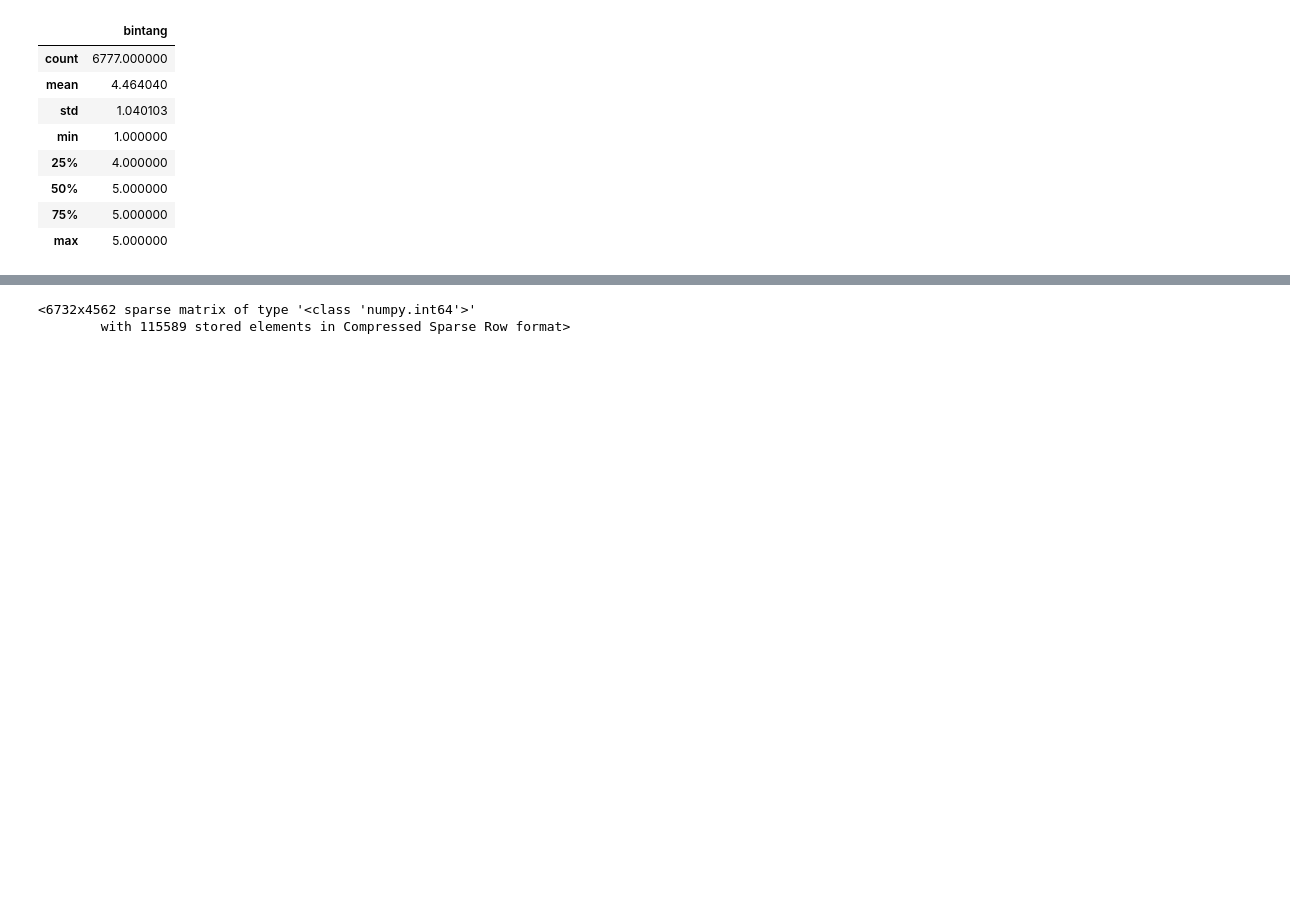
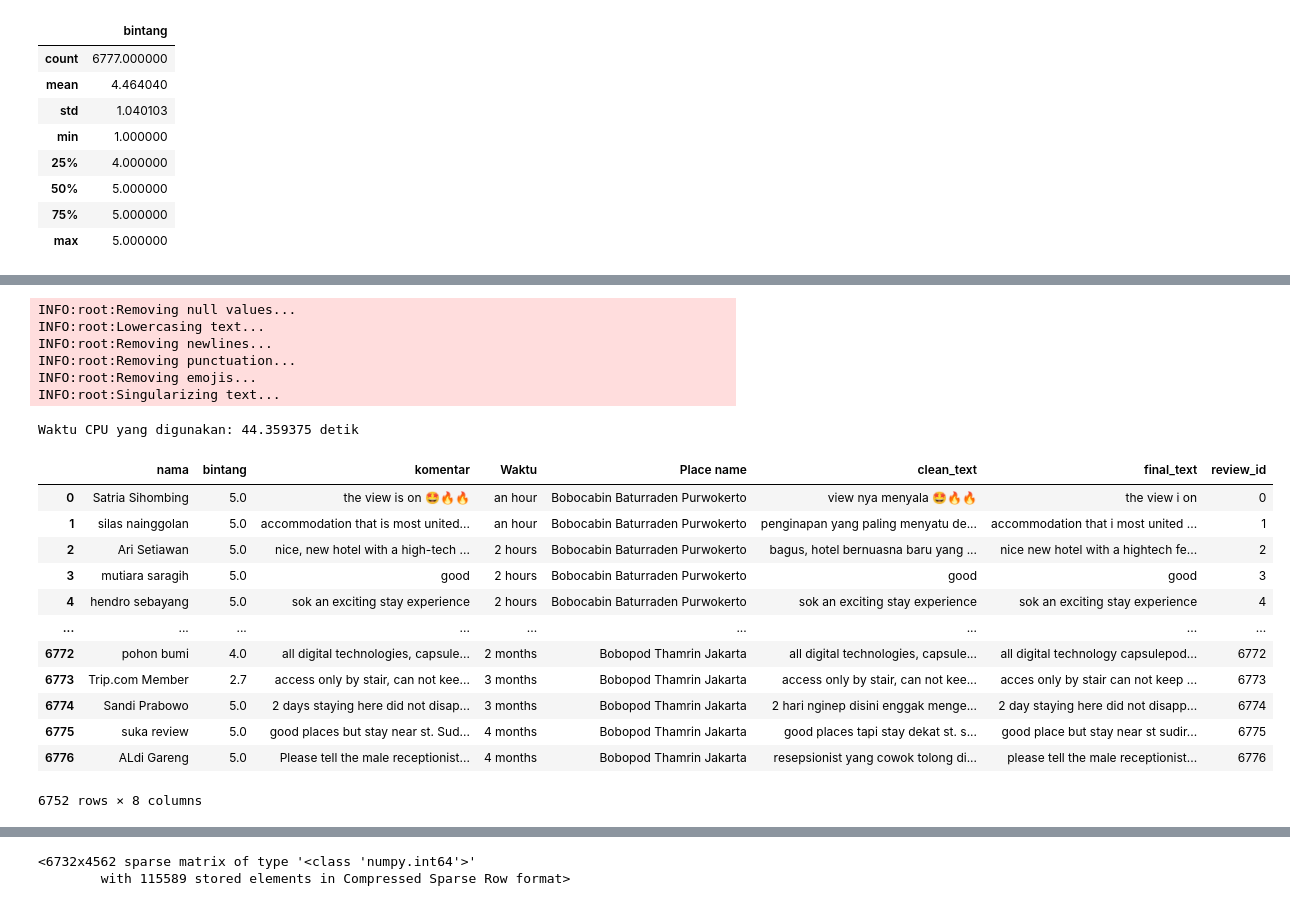
Before and after one commit to harunasrori/bobobox_reviews, a Jupyter notebook: Preprocess.ipynb, the cells around one changed output, grey strips where cells are left out. Drawn from its saved outputs; the diff is of its cells as text; code cells hidden in the pictures; blank space fills up the shorter version.

```diff
--- a/Preprocess.ipynb
+++ b/Preprocess.ipynb
@@ -331,0 +342,3 @@ print(combined_df.head())
+# %%
+translated_df = pd.read_csv('combined_English_scrap_result.csv')
+translated_df.head()
@@ -331,0 +430,42 @@ print(combined_df.head())
+# %%
+import time
+
+start_time = time.process_time()
+
+final_df = translated_df.copy()
+
+data_review_clean = clean_text(final_df)
+final_df["final_text"] = data_review_clean["komentar"]
+
+final_df.dropna(inplace=True)
+
+final_df['review_id'] = final_df.index
+
+end_time = time.process_time()
+
+print(f"Waktu CPU yang digunakan: {end_time - start_time} detik")
+
+final_df.to_csv('final_data.csv', index=False)
+
+final_df
+# %% [output]
+INFO:root:Removing null values...
+INFO:root:Lowercasing text...
+INFO:root:Removing newlines...
+INFO:root:Removing punctuation...
+INFO:root:Removing emojis...
+INFO:root:Singularizing text...
+Waktu CPU yang digunakan: 44.359375 detik
+|  | nama | bintang | komentar | Waktu | Place name | clean_text | final_text | review_id |
+| 0 | Satria Sihombing | 5.0 | the view is on 🤩🔥🔥 | an hour | Bobocabin Baturraden Purwokerto | view nya menyala 🤩🔥🔥 | the view i on | 0 |
+| 1 | silas nainggolan | 5.0 | accommodation that is most united... | an hour | Bobocabin Baturraden Purwokerto | penginapan yang paling menyatu de... | accommodation that i most united ... | 1 |
+| 2 | Ari Setiawan | 5.0 | nice, new hotel with a high-tech ... | 2 hours | Bobocabin Baturraden Purwokerto | bagus, hotel bernuasna baru yang ... | nice new hotel with a hightech fe... | 2 |
+| 3 | mutiara saragih | 5.0 | good | 2 hours | Bobocabin Baturraden Purwokerto | good | good | 3 |
+| 4 | hendro sebayang | 5.0 | sok an exciting stay experience | 2 hours | Bobocabin Baturraden Purwokerto | sok an exciting stay experience | sok an exciting stay experience | 4 |
+| ... | ... | ... | ... | ... | ... | ... | ... | ... |
+| 6772 | pohon bumi | 4.0 | all digital technologies, capsule... | 2 months | Bobopod Thamrin Jakarta | all digital technologies, capsule... | all digital technology capsulepod... | 6772 |
+| 6773 | Trip.com Member | 2.7 | access only by stair, can not kee... | 3 months | Bobopod Thamrin Jakarta | access only by stair, can not kee... | acces only by stair can not keep ... | 6773 |
+| 6774 | Sandi Prabowo | 5.0 | 2 days staying here did not disap... | 3 months | Bobopod Thamrin Jakarta | 2 hari nginep disini enggak menge... | 2 day staying here did not disapp... | 6774 |
+| 6775 | suka review | 5.0 | good places but stay near st. Sud... | 4 months | Bobopod Thamrin Jakarta | good places tapi stay dekat st. s... | good place but stay near st sudir... | 6775 |
+| 6776 | ALdi Gareng | 5.0 | Please tell the male receptionist... | 4 months | Bobopod Thamrin Jakarta | resepsionist yang cowok tolong di... | please tell the male receptionist... | 6776 |
+6752 rows × 8 columns
```
Also changed, not shown: parts of 12 cells of this notebook, 4 other files.
